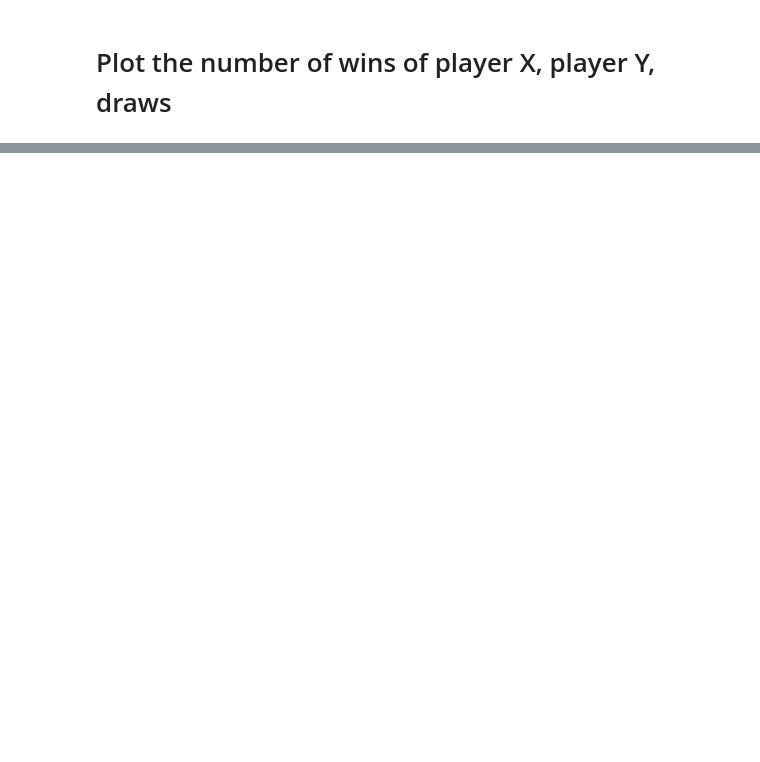
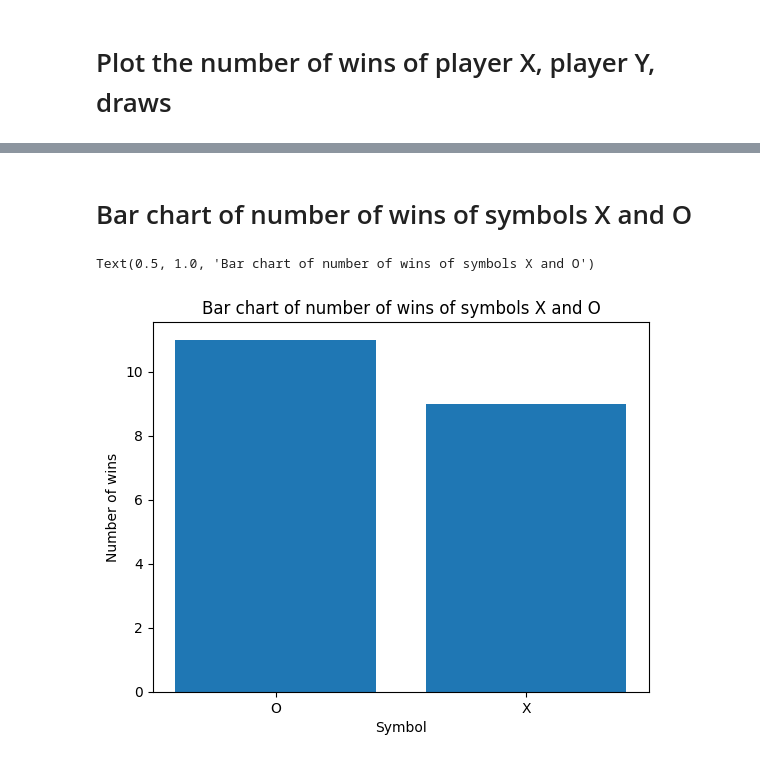
Before and after one commit to simran2195/week8hw, a Jupyter notebook: week8_database_implementation.ipynb, the cells around one changed output, grey strips where cells are left out. Cells and saved outputs as stored; diff of their text form; code cells hidden in the pictures; blank space fills up the shorter version.

```diff
--- a/week8_database_implementation.ipynb
+++ b/week8_database_implementation.ipynb
@@ -107,0 +137,10 @@ plt.show()
+# %% [markdown]
+# Bar chart of number of wins of symbols X and O
+# %%
+plt.bar(winner_symbols_stats.index,winner_symbols_stats , width=0.8, bottom=None, align='center')
+plt.xlabel('Symbol')
+plt.ylabel('Number of wins')
+plt.title('Bar chart of number of wins of symbols X and O')
+# %% [output]
+Text(0.5, 1.0, 'Bar chart of number of wins of symbols X and O')
+[figure, added]
```
Also changed, not shown: parts of 13 cells of this notebook, 2 other files.
